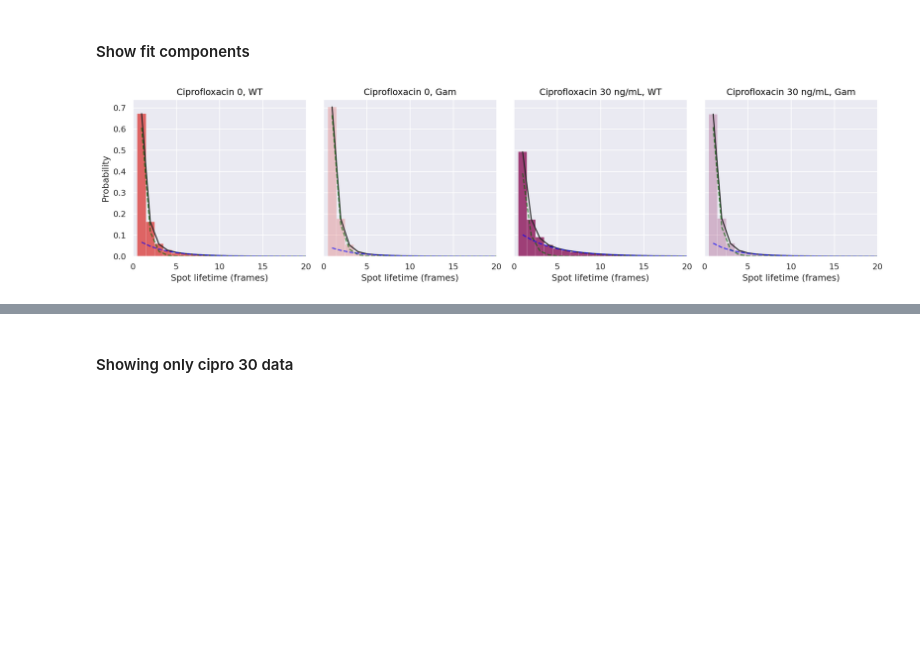
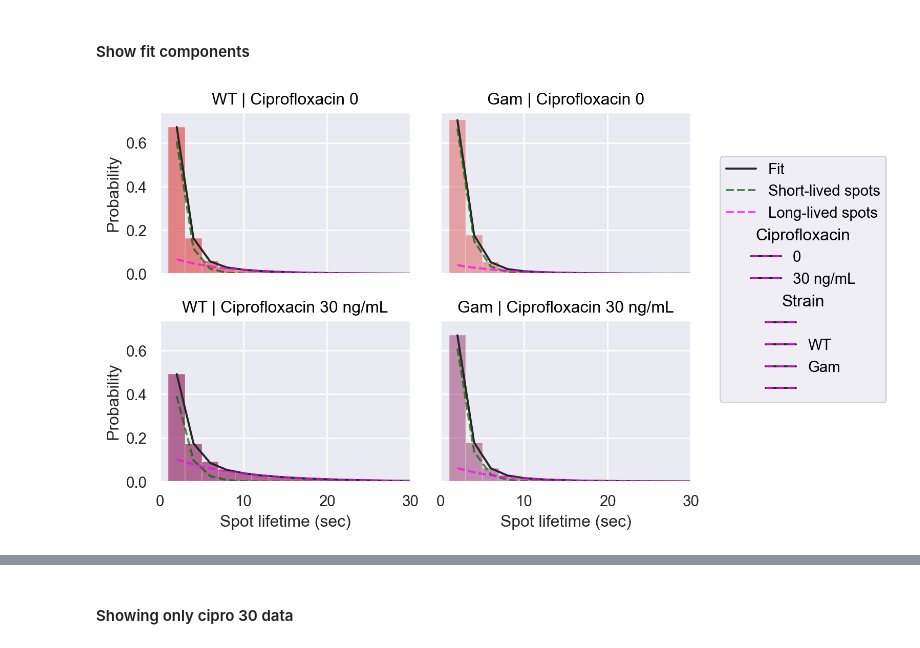
Before and after one commit to DanielThedie/RecB_article, a Jupyter notebook: Notebooks/2_Ciprofloxacin_damage/Gam_control.ipynb, the cells around one changed output, grey strips where cells are left out. Drawn from its saved outputs; the diff is of its cells as text; code cells hidden in the pictures; blank space fills up the shorter version.

```diff
--- a/Notebooks/2_Ciprofloxacin_damage/Gam_control.ipynb
+++ b/Notebooks/2_Ciprofloxacin_damage/Gam_control.ipynb
@@ -3,7 +3,7 @@
 # %%
 from pyberries.data import DatasetPool
 
-data = (DatasetPool(path='/media/daniel/HDD Daniel/DanielThedie/BACMMAN/Timelapse',
+data = (DatasetPool(path='D:\DanielThedie\BACMMAN\Timelapse',
                     dsList=['240227_1', '240227_2', '240227_3',
                             '230725_1', '230725_2', '230126_DT23', '230719_1', '230719_2',
                             '230118_DT23', '230720_1', '230720_2', '230726_cipro30', '230824_1', '230829_1', '230201_DT23', '230504_2sec', '230718_2sec',
@@ -166,7 +166,7 @@ import seaborn.objects as so
 data = data.bin_column(object_name=['Bacteria_large', 'RecB_spots'], col='Time_min', binsize=15, binlabels='left')
 
 df = (data
-      .assign(object_name='RecB_spots', long_spot=lambda df: df.TrackLength.ge(5).astype('int'))
+      .assign(object_name='RecB_spots', long_spot=lambda df: df.TrackLength.ge(4).astype('int'))
       .get_parent_indices(object_name='RecB_spots')
       .add_from_parent(object_name='RecB_spots', col='Area')
       .RecB_spots
@@ -374,18 +374,24 @@ for ds, df in biexp_fit.data.groupby('Dataset'):
 # %%
 import seaborn.objects as so
 
+df = (biexp_fit
+      .data
+      .assign(TrackLength_s=lambda df:df.TrackLength *2)
+      )
+
 (
-    so.Plot(biexp_fit.data, x='TrackLength', color='Cipro', alpha='Strain')
-    .layout(size=(15,4))
-    .facet(col='Group', order=['0, WT', '0, Gam', '30 ng/mL, WT', '30 ng/mL, Gam'])
+    so.Plot(df, x='TrackLength_s', color='Cipro', alpha='Strain')
+    # .layout(size=(12,4))
+    # .facet(col='Group', order=['0, WT', '0, Gam', '30 ng/mL, WT', '30 ng/mL, Gam'])
+    .facet(col='Strain', row='Cipro', order={'col':['WT', 'Gam']})
     .add(so.Bars(), so.Agg(), y='proportion', legend=False)
-    .add(so.Line(color='k', alpha=1), so.Agg(), y='Fit', legend=False)
-    .add(so.Line(linestyle='--', color='darkgreen', alpha=0.7), so.Agg(), y='Fit_fast', legend=False)
-    .add(so.Line(linestyle='--', color='blue', alpha=0.7), so.Agg(), y='Fit_slow', legend=False)
-    .scale(color='flare', alpha=so.Nominal(order=['WT', 'Gam']))
-    .limit(x=(0, 20), y=(None, None))
-    .label(x="Spot lifetime (frames)", y="Probability", color='Ciprofloxacin', title='Ciprofloxacin {}'.format)
+    .add(so.Line(color='k', alpha=1), so.Agg(), y='Fit', label='Fit')
+    .add(so.Line(linestyle='--', color='darkgreen', alpha=0.7), so.Agg(), y='Fit_fast', label='Short-lived spots')
+    .add(so.Line(linestyle='--', color='fuchsia', alpha=0.7), so.Agg(), y='Fit_slow', label='Long-lived spots')
+    .scale(color='flare', alpha=so.Nominal(order=['', 'WT', 'Gam', '']))
+    .limit(x=(0, 30), y=(None, None))
+    .label(x="Spot lifetime (sec)", y="Probability", color='Ciprofloxacin', row='Ciprofloxacin')
     # .save(loc='/media/daniel/HDD Daniel/Daniel Thédié/RecB_lifetimes_fits.svg', format='svg', bbox_inches='tight')
 )
 # %% [output]
-[figure, old version]
+[figure, new version]
```
Also changed, not shown: parts of 8 cells of this notebook.
